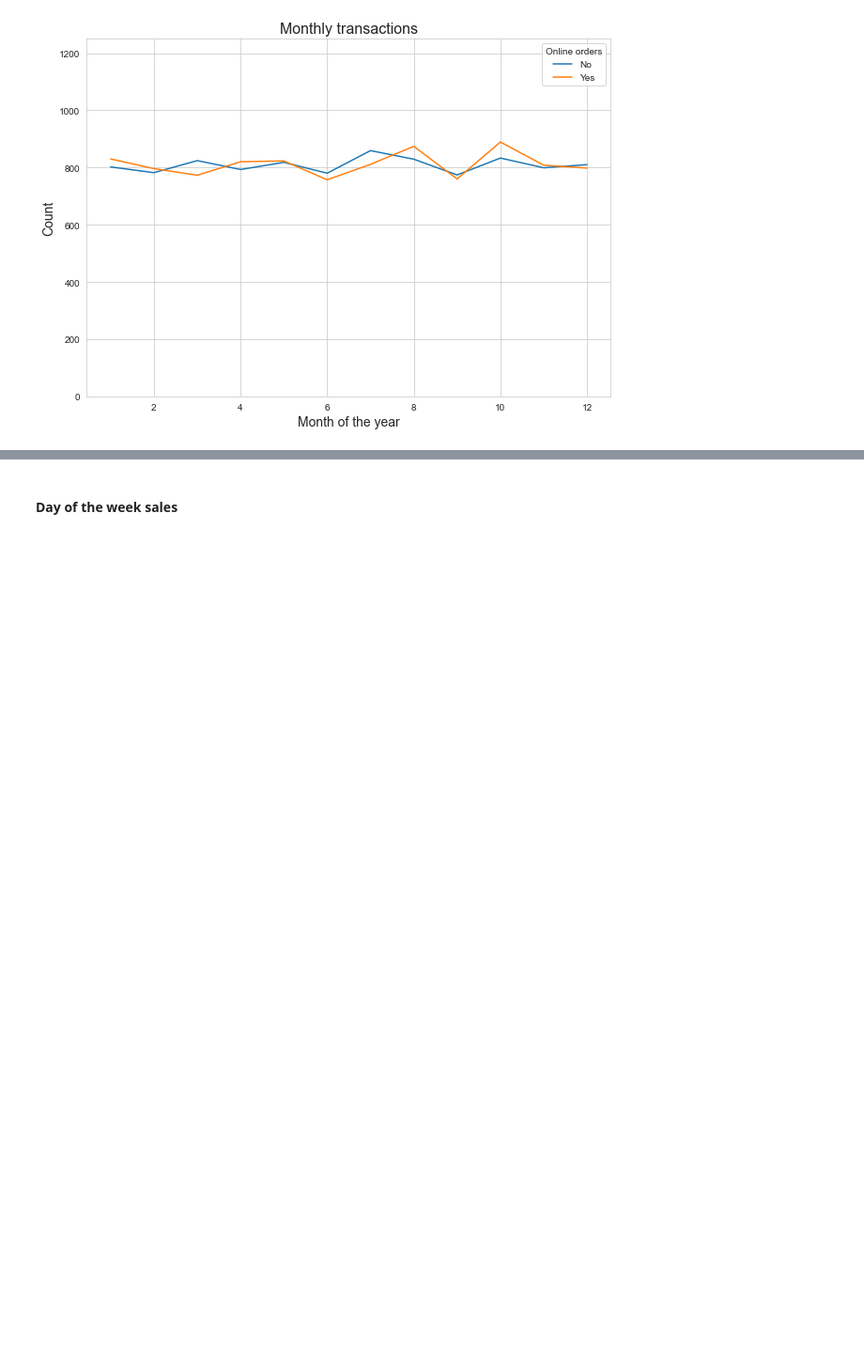
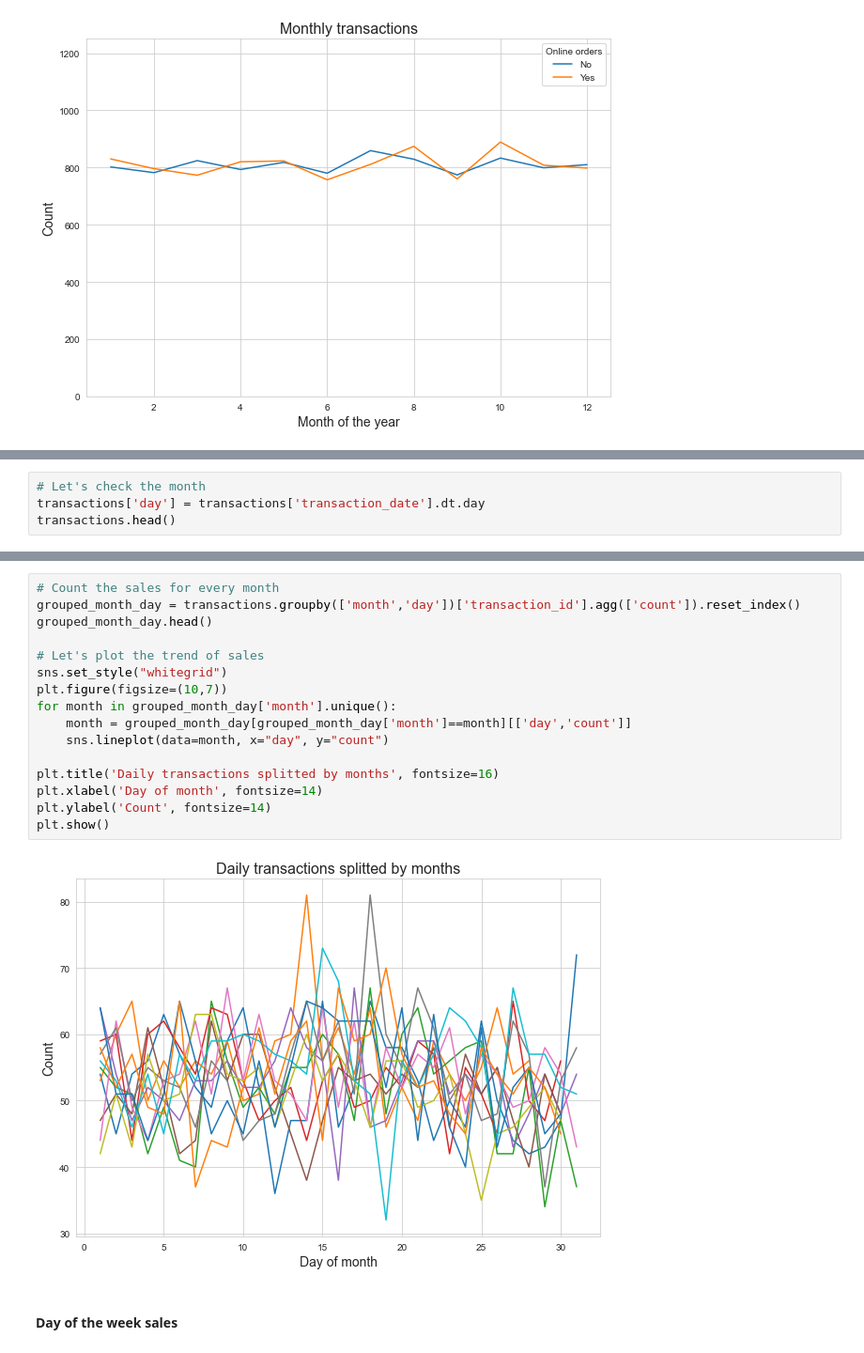
Before and after one commit to simo2712/VI_kpmg_data_analytics, a Jupyter notebook: Task_2/Task 2.2 - Data Insights.ipynb, the cells around one changed output, grey strips where cells are left out. Shown at 94% size. Cells and saved outputs as stored; diff of their text form; blank space fills up the shorter version.

```diff
--- a/Task_2/Task 2.2 - Data Insights.ipynb
+++ b/Task_2/Task 2.2 - Data Insights.ipynb
@@ -331,0 +336,4 @@ plt.show()
+# %%
+# Let's check the month
+transactions['day'] = transactions['transaction_date'].dt.day
+transactions.head()
@@ -332,3 +347,21 @@ plt.show()
+# %%
+# Count the sales for every month
+grouped_month_day = transactions.groupby(['month','day'])['transaction_id'].agg(['count']).reset_index()
+grouped_month_day.head()
+
+# Let's plot the trend of sales
+sns.set_style("whitegrid")
+plt.figure(figsize=(10,7))
+for month in grouped_month_day['month'].unique():
+    month = grouped_month_day[grouped_month_day['month']==month][['day','count']]
+    sns.lineplot(data=month, x="day", y="count")
+
+plt.title('Daily transactions splitted by months', fontsize=16)
+plt.xlabel('Day of month', fontsize=14)
+plt.ylabel('Count', fontsize=14)
+plt.show()
+# %% [output]
+[figure, added]
 # %% [markdown]
 #### Day of the week sales
 # %%
```
Also changed, not shown: parts of 34 cells of this notebook.
